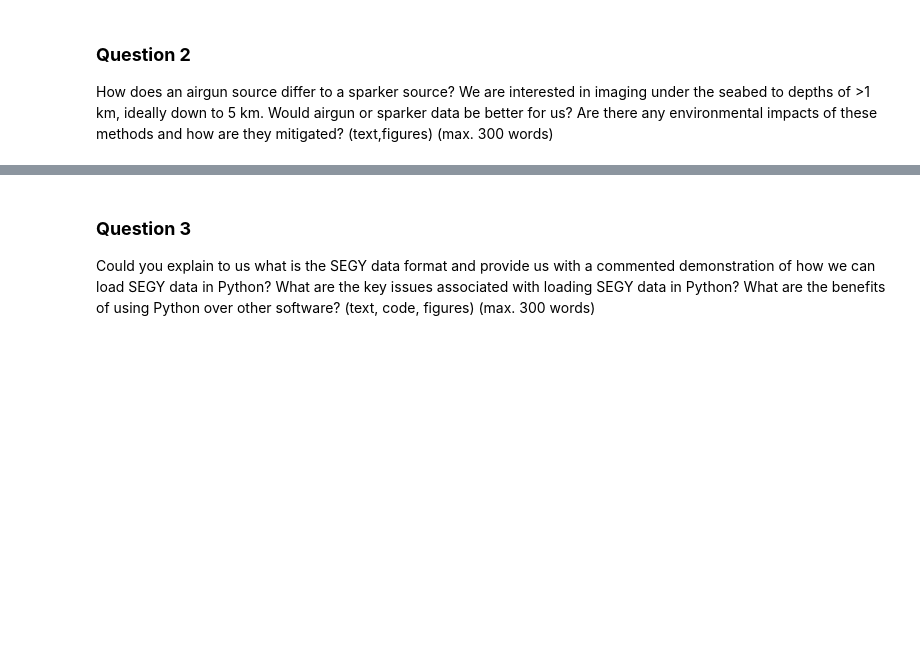
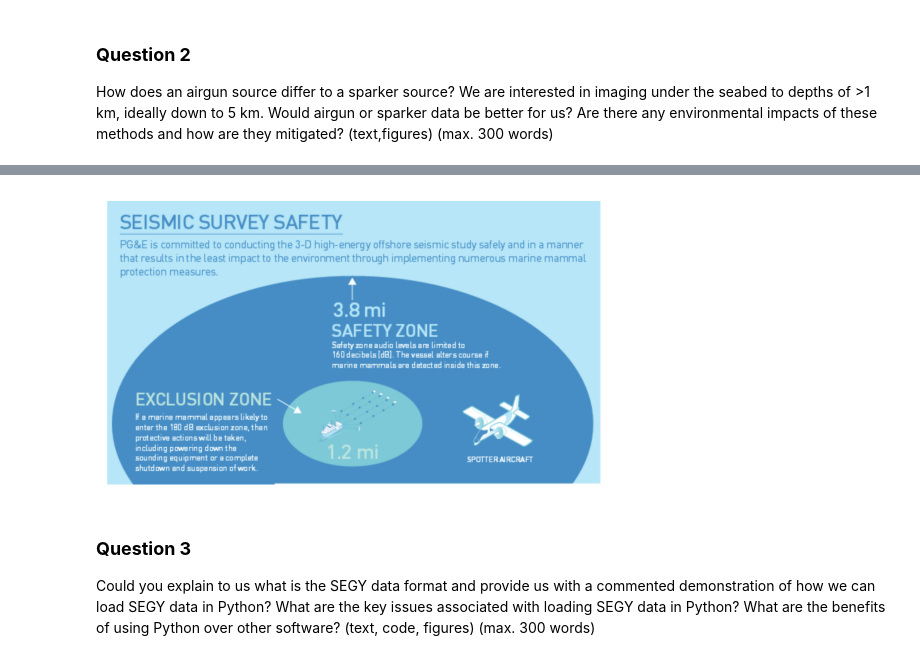
Before and after one commit to esemsc-dbk24/Faultless-Seismology, a Jupyter notebook: EDSML_group_project_1.ipynb, the cells around one changed output, grey strips where cells are left out. Drawn from its saved outputs; the diff is of its cells as text; code cells hidden in the pictures; blank space fills up the shorter version.

```diff
--- a/EDSML_group_project_1.ipynb
+++ b/EDSML_group_project_1.ipynb
@@ -107,3 +121,10 @@ Airgun is preferred in this case as we need to image to depths down to 5 km. How
+# %%
+img2 = Image.open("./Images/SeismicSurveySafety_PGE-Graphic.png")
+plt.imshow(img2)
+plt.axis("off")
+plt.show()
+# %% [output]
+[figure, added]
 # %% [markdown]
 ### **Question 3**
 
```
Also changed, not shown: parts of 11 cells of this notebook, 2 other files.
